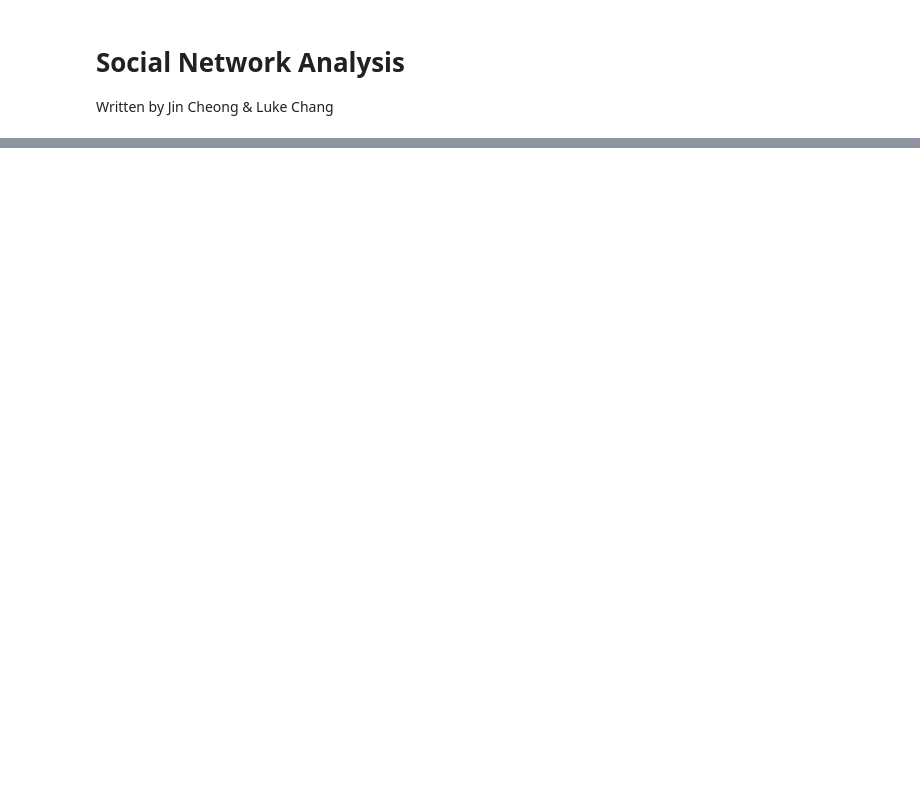
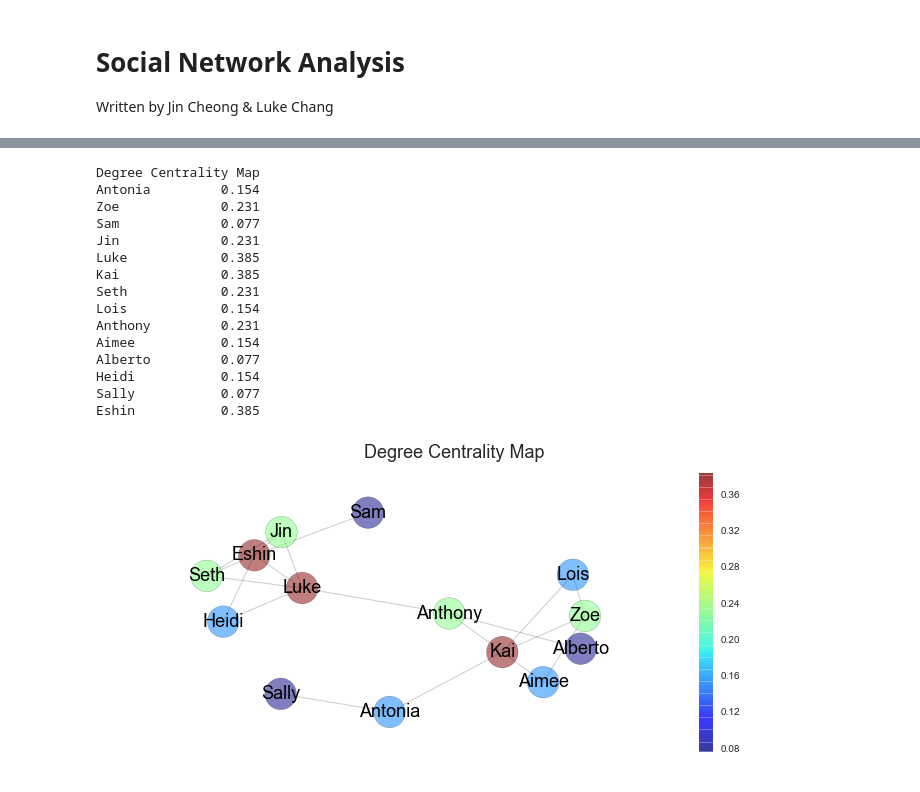
Before and after one commit to ljchang/psyc63, a Jupyter notebook: Notebooks/SocialNetworkAnalysis.ipynb, the cells around one changed output, grey strips where cells are left out. Saved outputs shown, nothing was run; the diff lists cells and outputs as text; code cells hidden in the pictures; blank space fills up the shorter version.

```diff
--- a/Notebooks/SocialNetworkAnalysis.ipynb
+++ b/Notebooks/SocialNetworkAnalysis.ipynb
@@ -266,4 +3,0 @@ Total influence in the network
-# %%
-print "Eigenvector Centrality"
-for k, v in nx.eigenvector_centrality(G).iteritems():
-    print k.ljust(15), str(v).ljust(30)
@@ -298,0 +112,45 @@ plt.show()
+# %%
+def print_network(val_map,title=None):
+    print('\x1b[1;31m'+title+'\x1b[0m')
+    for k, v in val_map.iteritems():
+        print k.ljust(15), str(round(v,3)).ljust(30)
+
+def plot_network(val_map, title=None):
+    values = [val_map.get(node, 0.25) for node in G.nodes()]
+    plt.figure(figsize=(12,5))
+    np.random.seed(2)
+#     pos = nx.spring_layout(G)
+    pos = nx.fruchterman_reingold_layout(G,dim=2)
+    ec = nx.draw_networkx_edges(G,pos,alpha=.2)
+    nc = nx.draw_networkx_nodes(G,pos,node_size=1000,with_labels=True,alpha=.5,cmap=plt.get_cmap('jet'),node_color=values)
+    nx.draw_networkx_labels(G,pos,font_size=18)
+    # nx.draw(G,pos,node_size=400,with_labels=True,alpha=.5,cmap=plt.get_cmap('jet'),node_color=values)
+    plt.colorbar(nc)
+    plt.axis('off')
+    plt.suptitle(title,fontsize=18)
+    plt.show()
+
+# Get degree centrality values
+d = nx.degree_centrality(G)
+title = 'Degree Centrality Map'
+# print centrality values
+print_network(d,title)
+# plot graph with values
+plot_network(d,title)
+# %% [output]
+Degree Centrality Map
+Antonia         0.154
+Zoe             0.231
+Sam             0.077
+Jin             0.231
+Luke            0.385
+Kai             0.385
+Seth            0.231
+Lois            0.154
+Anthony         0.231
+Aimee           0.154
+Alberto         0.077
+Heidi           0.154
+Sally           0.077
+Eshin           0.385
+[figure, added]
```
Also changed, not shown: parts of 45 cells of this notebook.
